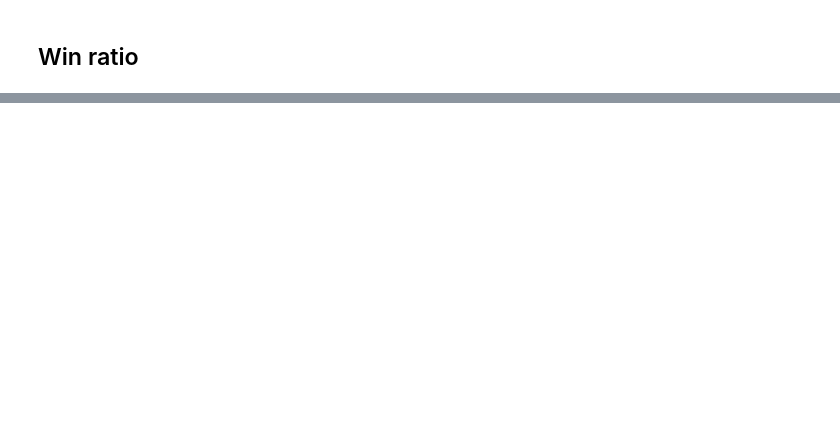
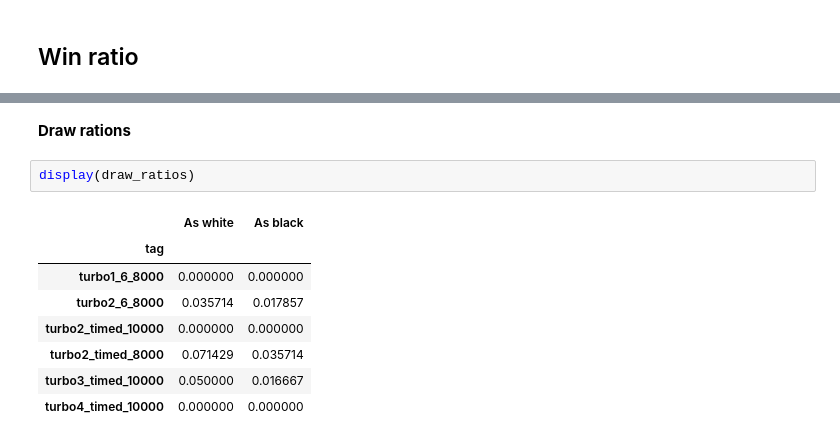
Before and after one commit to maltebp/ChessAI, a Jupyter notebook: Arena/analysis/analysis.ipynb, the cells around one changed output, grey strips where cells are left out. Cells and saved outputs as stored; diff of their text form; blank space fills up the shorter version.

```diff
--- a/Arena/analysis/analysis.ipynb
+++ b/Arena/analysis/analysis.ipynb
@@ -62,0 +81,13 @@ Number of turns as White and as Black...
+# %% [markdown]
+__Draw rations__
+# %%
+display(draw_ratios)
+# %% [output]
+|  | As white | As black |
+| tag |  |  |
+| turbo1_6_8000 | 0.000000 | 0.000000 |
+| turbo2_6_8000 | 0.035714 | 0.017857 |
+| turbo2_timed_10000 | 0.000000 | 0.000000 |
+| turbo2_timed_8000 | 0.071429 | 0.035714 |
+| turbo3_timed_10000 | 0.050000 | 0.016667 |
+| turbo4_timed_10000 | 0.000000 | 0.000000 |
```
Also changed, not shown: parts of 13 cells of this notebook, 1 other file.
